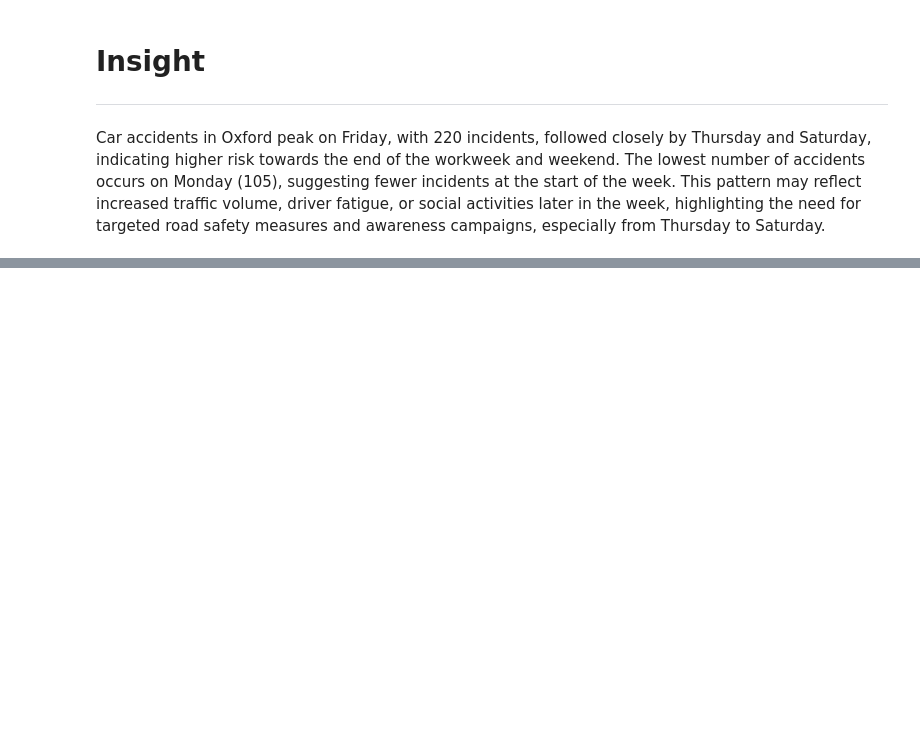
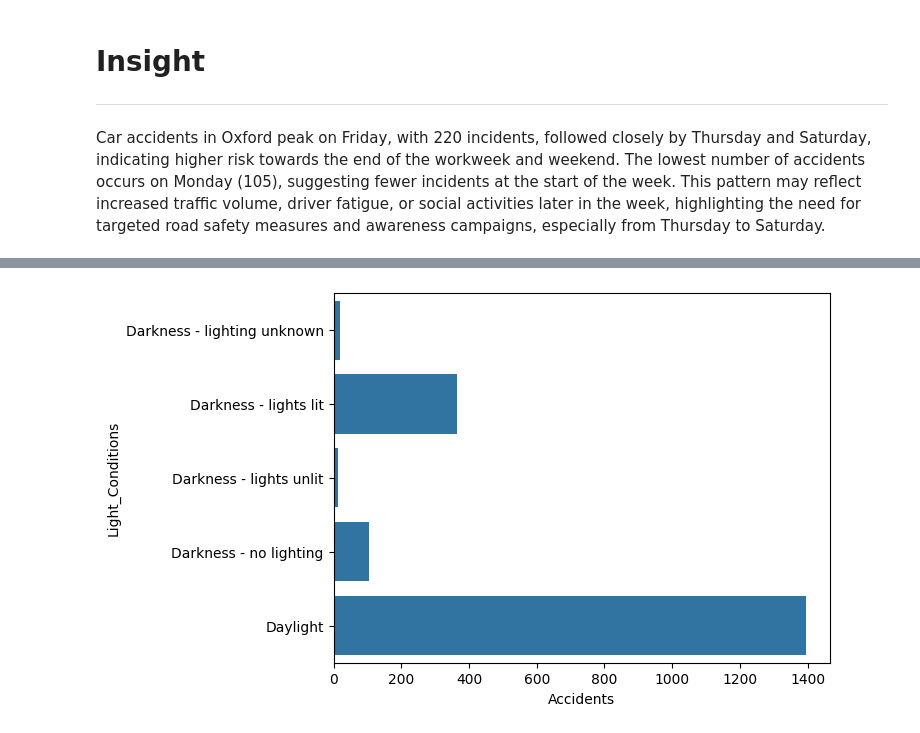
Before and after one commit to jerwinq19/ITELEC303, a Jupyter notebook: Activity 2.ipynb, the cells around one changed output, grey strips where cells are left out. Cells and saved outputs as stored; diff of their text form; code cells hidden in the pictures; blank space fills up the shorter version.

```diff
--- a/Activity 2.ipynb
+++ b/Activity 2.ipynb
@@ -943,0 +918,8 @@ Name: count, dtype: int64
+# %%
+york_df = df[df['District Area'] == 'York']
+# %%
+york_light = york_df['Light_Conditions'].value_counts().reset_index(name='Accidents')
+sns.barplot(data=york_light, x='Accidents', y='Light_Conditions')
+plt.show()
+# %% [output]
+[figure, added]
```
Also changed, not shown: parts of 19 cells of this notebook, 2 other files.
